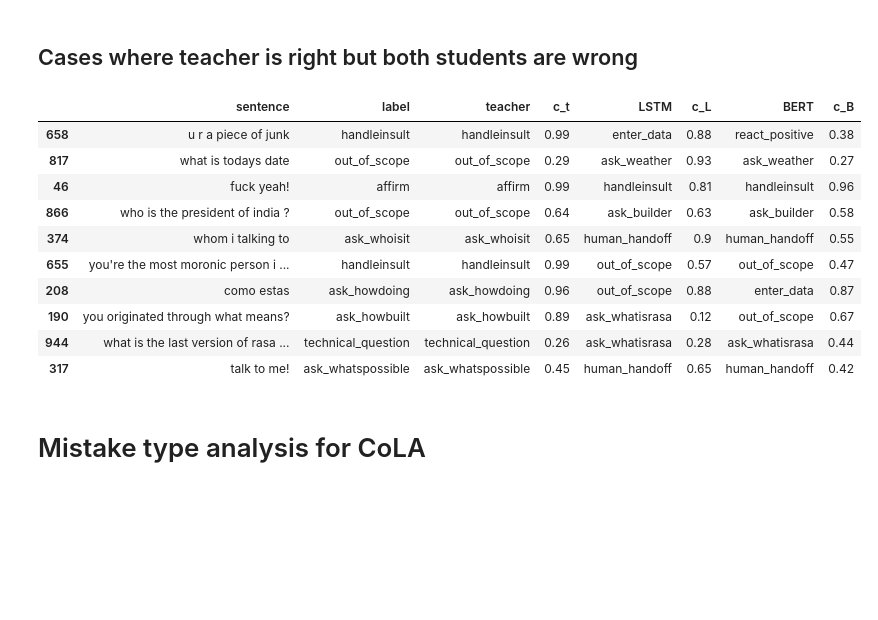
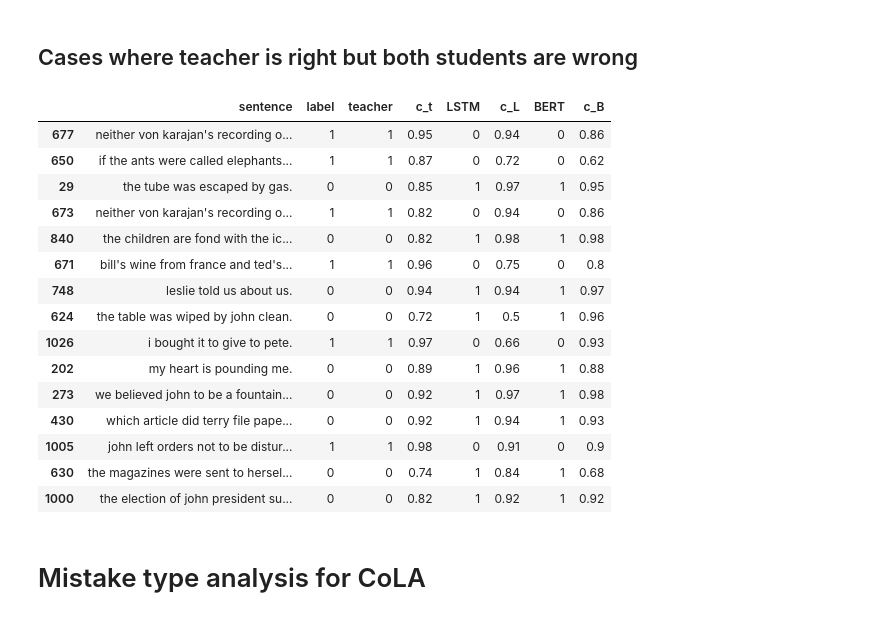
Before and after one commit to samsucik/knowledge-distil-bert, a Jupyter notebook: experiments/analysis/Prediction analysis.ipynb, the cells around one changed output. Cells and saved outputs as stored; diff of their text form; code cells hidden in the pictures; blank space fills up the shorter version.

Commit message:
Add own diagnostics data and results on CoLA.

```diff
--- a/experiments/analysis/Prediction analysis.ipynb
+++ b/experiments/analysis/Prediction analysis.ipynb
@@ -425,7 +425,7 @@ fig.savefig("img/hits-mistakes-overlap-all{}.pdf".format("(multiseed)" if multi_
 # %% [markdown]
 # Exploring knowledge distillation
 # %%
-task = "Sara"
+task = "CoLA"
 # %% [markdown]
 ## Cases where teacher is confident but both students are unconfident
 # %%
@@ -459,27 +459,32 @@ colourcode_confidences(data)
 # %%
 data = pd.read_csv("predictions/full_predictions-{}.csv".format(task))
 data = decode_labels(data, task)
 data = data[data["label"] == data["pred_teacher"]]
 data = data[(data["label"] != data["pred_BERT"]) & (data["label"] != data["pred_LSTM"])]
 data = data.rename(columns={"confidence_{}".format(m): "c_{}".format(m[:1]) for m in model_types})
 data = data.rename(columns={"pred_{}".format(m): "{}".format(m) for m in model_types})
 data = data.sort_values(by=["label"])
 data = data[["sentence", "label", "teacher", "c_t", "LSTM", "c_L", "BERT", "c_B"]]
-N = 10
+N = 15
 data = shuffle(data, random_state=42, n_samples=N)
 colourcode_confidences(data)
 # %% [output]
 |  | sentence | label | teacher | c_t | LSTM | c_L | BERT | c_B |
-| 658 | u r a piece of junk | handleinsult | handleinsult | 0.99 | enter_data | 0.88 | react_positive | 0.38 |
-| 817 | what is todays date | out_of_scope | out_of_scope | 0.29 | ask_weather | 0.93 | ask_weather | 0.27 |
-| 46 | fuck yeah! | affirm | affirm | 0.99 | handleinsult | 0.81 | handleinsult | 0.96 |
-| 866 | who is the president of india ? | out_of_scope | out_of_scope | 0.64 | ask_builder | 0.63 | ask_builder | 0.58 |
-| 374 | whom i talking to | ask_whoisit | ask_whoisit | 0.65 | human_handoff | 0.9 | human_handoff | 0.55 |
-| 655 | you're the most moronic person i ... | handleinsult | handleinsult | 0.99 | out_of_scope | 0.57 | out_of_scope | 0.47 |
-| 208 | como estas | ask_howdoing | ask_howdoing | 0.96 | out_of_scope | 0.88 | enter_data | 0.87 |
-| 190 | you originated through what means? | ask_howbuilt | ask_howbuilt | 0.89 | ask_whatisrasa | 0.12 | out_of_scope | 0.67 |
-| 944 | what is the last version of rasa ... | technical_question | technical_question | 0.26 | ask_whatisrasa | 0.28 | ask_whatisrasa | 0.44 |
-| 317 | talk to me! | ask_whatspossible | ask_whatspossible | 0.45 | human_handoff | 0.65 | human_handoff | 0.42 |
+| 677 | neither von karajan's recording o... | 1 | 1 | 0.95 | 0 | 0.94 | 0 | 0.86 |
+| 650 | if the ants were called elephants... | 1 | 1 | 0.87 | 0 | 0.72 | 0 | 0.62 |
+| 29 | the tube was escaped by gas. | 0 | 0 | 0.85 | 1 | 0.97 | 1 | 0.95 |
+| 673 | neither von karajan's recording o... | 1 | 1 | 0.82 | 0 | 0.94 | 0 | 0.86 |
+| 840 | the children are fond with the ic... | 0 | 0 | 0.82 | 1 | 0.98 | 1 | 0.98 |
+| 671 | bill's wine from france and ted's... | 1 | 1 | 0.96 | 0 | 0.75 | 0 | 0.8 |
+| 748 | leslie told us about us. | 0 | 0 | 0.94 | 1 | 0.94 | 1 | 0.97 |
+| 624 | the table was wiped by john clean. | 0 | 0 | 0.72 | 1 | 0.5 | 1 | 0.96 |
+| 1026 | i bought it to give to pete. | 1 | 1 | 0.97 | 0 | 0.66 | 0 | 0.93 |
+| 202 | my heart is pounding me. | 0 | 0 | 0.89 | 1 | 0.96 | 1 | 0.88 |
+| 273 | we believed john to be a fountain... | 0 | 0 | 0.92 | 1 | 0.97 | 1 | 0.98 |
+| 430 | which article did terry file pape... | 0 | 0 | 0.92 | 1 | 0.94 | 1 | 0.93 |
+| 1005 | john left orders not to be distur... | 1 | 1 | 0.98 | 0 | 0.91 | 0 | 0.9 |
+| 630 | the magazines were sent to hersel... | 0 | 0 | 0.74 | 1 | 0.84 | 1 | 0.68 |
+| 1000 | the election of john president su... | 0 | 0 | 0.82 | 1 | 0.92 | 1 | 0.92 |
 # %% [markdown]
 # Mistake type analysis for CoLA
 # %%
```
Also changed, not shown: parts of 7 cells of this notebook, 9 other files.
